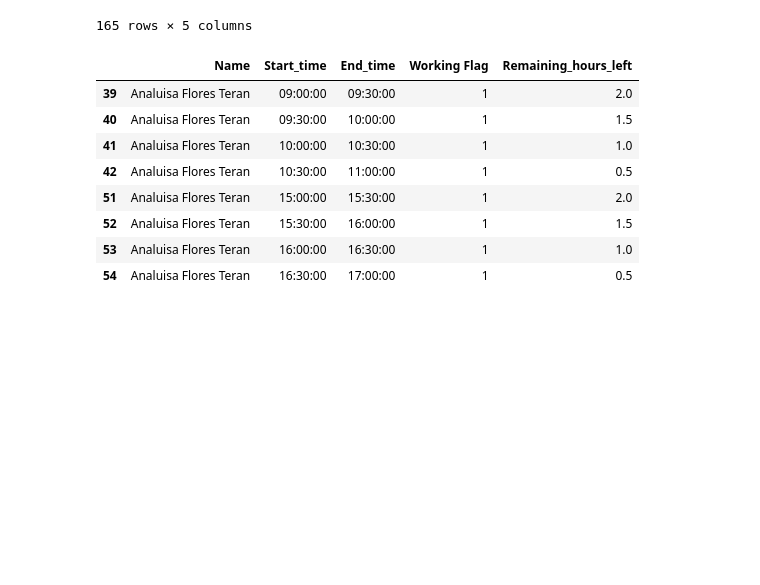
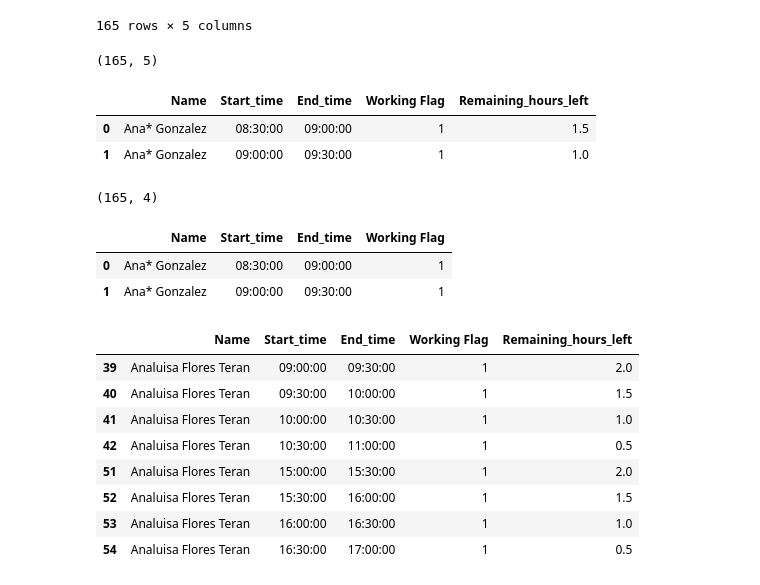
Before and after one commit to ABHIRAM1234/CU-BookStore-Work-Scheduling, a Jupyter notebook: 05_Combined_V1.ipynb, the cells around one changed output. Drawn from its saved outputs; the diff is of its cells as text; code cells hidden in the pictures; blank space fills up the shorter version.

```diff
--- a/05_Combined_V1.ipynb
+++ b/05_Combined_V1.ipynb
@@ -238,6 +238,26 @@ greeter_priority_df
 | 471 | Aaron* Dorrance | 16:00:00 | 16:30:00 | 1 | 1.0 |
 | 472 | Aaron* Dorrance | 16:30:00 | 17:00:00 | 1 | 0.5 |
 165 rows × 5 columns
+# %%
+greeter_priority_df.shape
+# %% [output]
+(165, 5)
+# %%
+greeter_priority_df.head(2)
+# %% [output]
+|  | Name | Start_time | End_time | Working Flag | Remaining_hours_left |
+| 0 | Ana* Gonzalez | 08:30:00 | 09:00:00 | 1 | 1.5 |
+| 1 | Ana* Gonzalez | 09:00:00 | 09:30:00 | 1 | 1.0 |
+# %%
+work_status_df.shape
+# %% [output]
+(165, 4)
+# %%
+work_status_df.head(2)
+# %% [output]
+|  | Name | Start_time | End_time | Working Flag |
+| 0 | Ana* Gonzalez | 08:30:00 | 09:00:00 | 1 |
+| 1 | Ana* Gonzalez | 09:00:00 | 09:30:00 | 1 |
 # %%
 # Testing
 greeter_priority_df[greeter_priority_df['Name']=='Analuisa Flores Teran']
```
Also changed, not shown: parts of 3 cells of this notebook, 5 other files.
